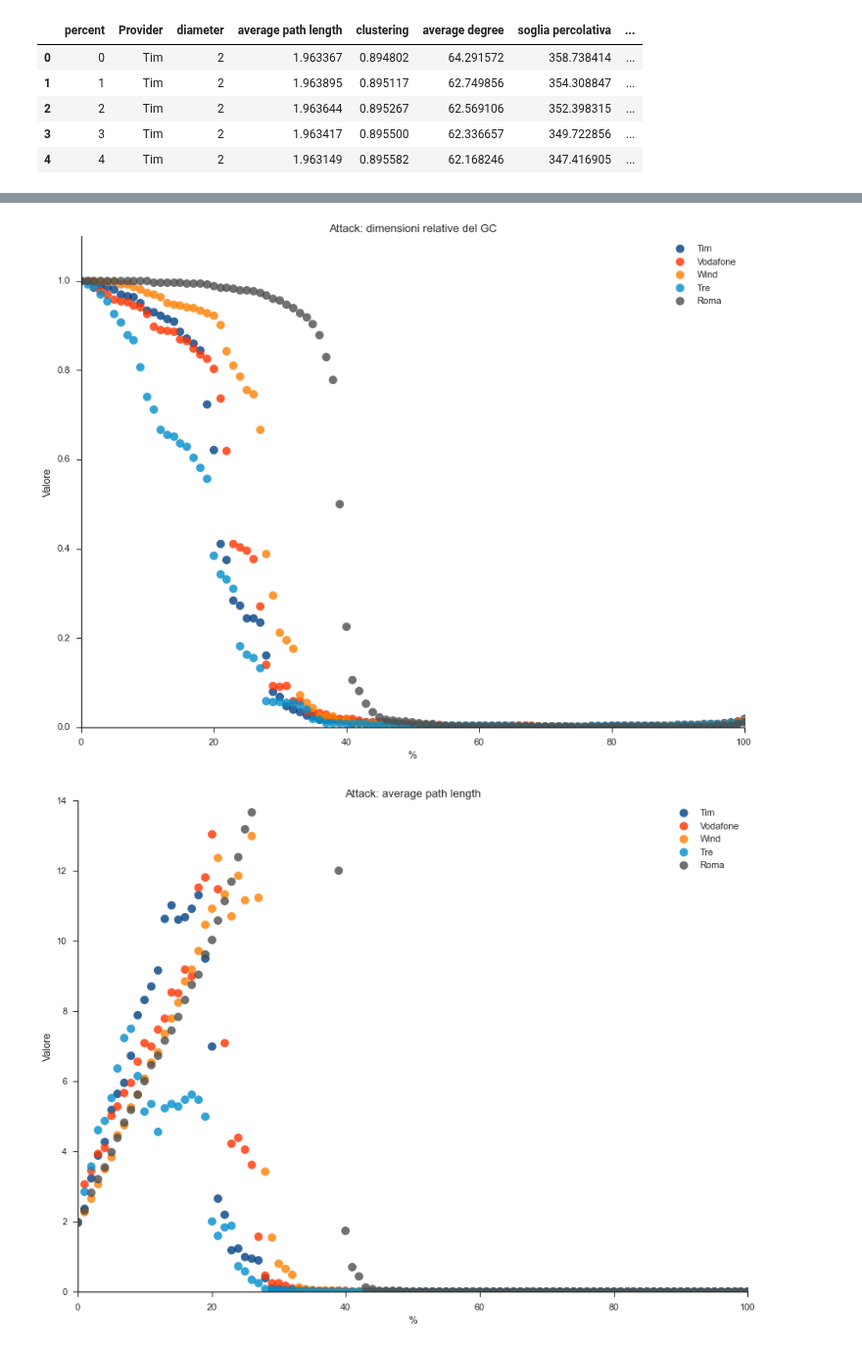
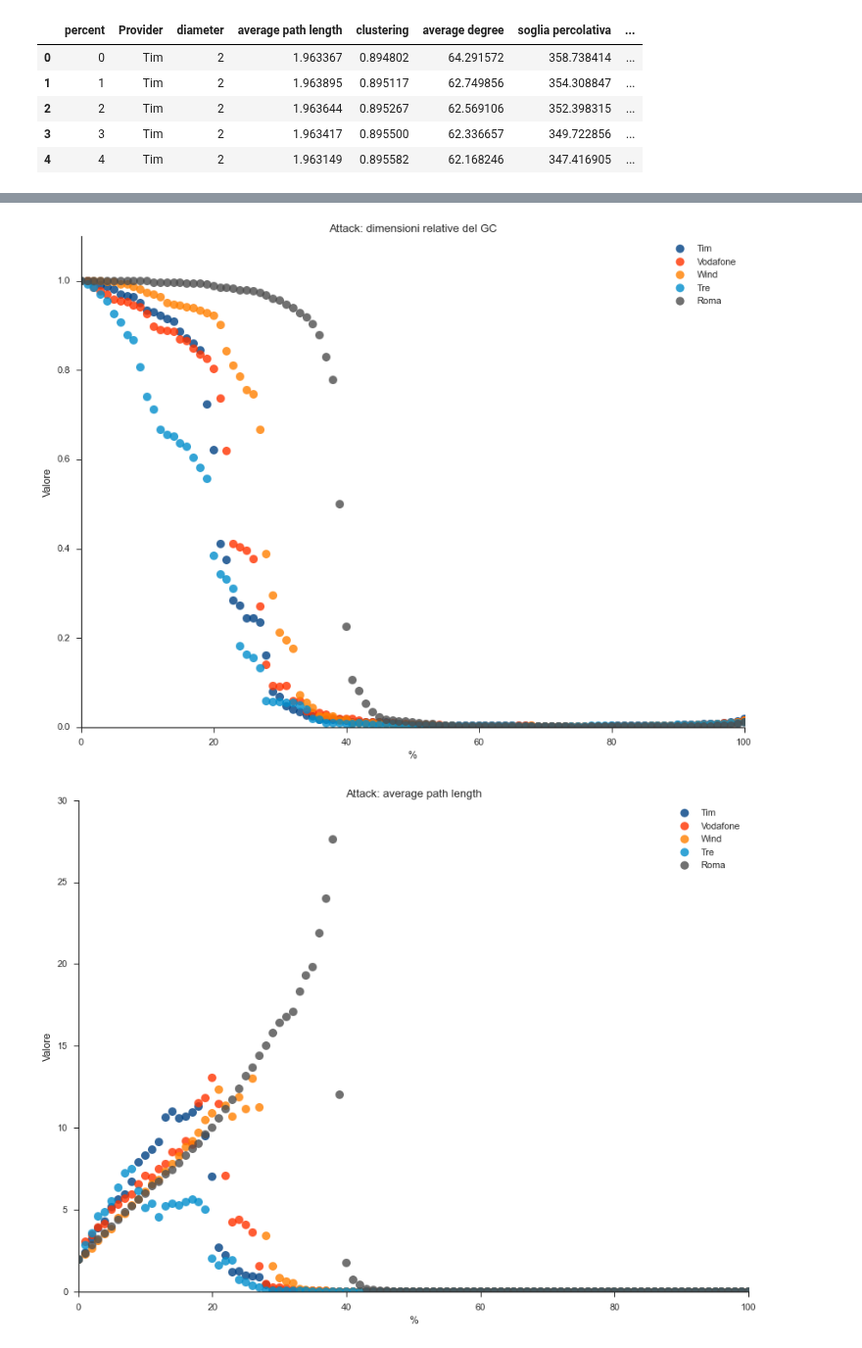
Before and after one commit to FedericoMuciaccia/SistemiComplessi, a Jupyter notebook: src/Iuri/Attacco con graph tool NON APRITE QUESTO NOTEBOOK.ipynb, the cells around one changed output, grey strips where cells are left out. Shown at 98% size. Drawn from its saved outputs; the diff is of its cells as text; code cells hidden in the pictures.

```diff
--- a/src/Iuri/Attacco con graph tool NON APRITE QUESTO NOTEBOOK.ipynb
+++ b/src/Iuri/Attacco con graph tool NON APRITE QUESTO NOTEBOOK.ipynb
@@ -356,7 +356,7 @@ pyplot.title('Attack: average path length')
 pyplot.xlabel("%")
 pyplot.ylabel("Valore")
 pyplot.xlim(0, 100)
-pyplot.ylim(0,14)
+pyplot.ylim(0,30)
 pyplot.legend()
 pyplot.savefig('/home/protoss/Documenti/SistemiComplessi/img/iuri/gToolAttackl_Final', format='svg', dpi=1000)
 
@@ -376,33 +376,33 @@ pyplot.savefig('/home/protoss/Documenti/SistemiComplessi/img/iuri/gToolAttackC_F
 
 #gradomedio
 seaborn.lmplot('percent', 'average degree', data=datiFinal, fit_reg=False,
            size = 9, aspect = 1.3333,
            legend = False,
            hue='Provider', palette = colori,
            scatter_kws={"marker": "D", "s": 100})
 pyplot.title('Attack: average degree')
 pyplot.xlabel("%")
 pyplot.ylabel("Valore")
 pyplot.xlim(0, 100)
-pyplot.ylim(0,100)
+pyplot.ylim(0,250)
 pyplot.legend()
 pyplot.savefig('/home/protoss/Documenti/SistemiComplessi/img/iuri/gToolAttackk_Final', format='svg', dpi=1000)
 
 #CRITERION
 seaborn.lmplot('percent', 'soglia percolativa', data=datiFinal, fit_reg=False,
            size = 9, aspect = 1.3333,
            legend = False,
            hue='Provider', palette = colori,
            scatter_kws={"marker": "D", "s": 100})
 pyplot.title('Attack: criterion')
 pyplot.xlabel("%")
 pyplot.ylabel("Valore")
 pyplot.xlim(0, 100)
 pyplot.ylim(0,10)
 pyplot.legend()
 pyplot.savefig('/home/protoss/Documenti/SistemiComplessi/img/iuri/gToolAttackc_Final', format='svg', dpi=1000)
 # %% [output]
 [figure]
 [figure]
-[figure, old version]
+[figure, new version]
 [figure]
```
Also changed, not shown: parts of 2 cells of this notebook, 34 other files.
